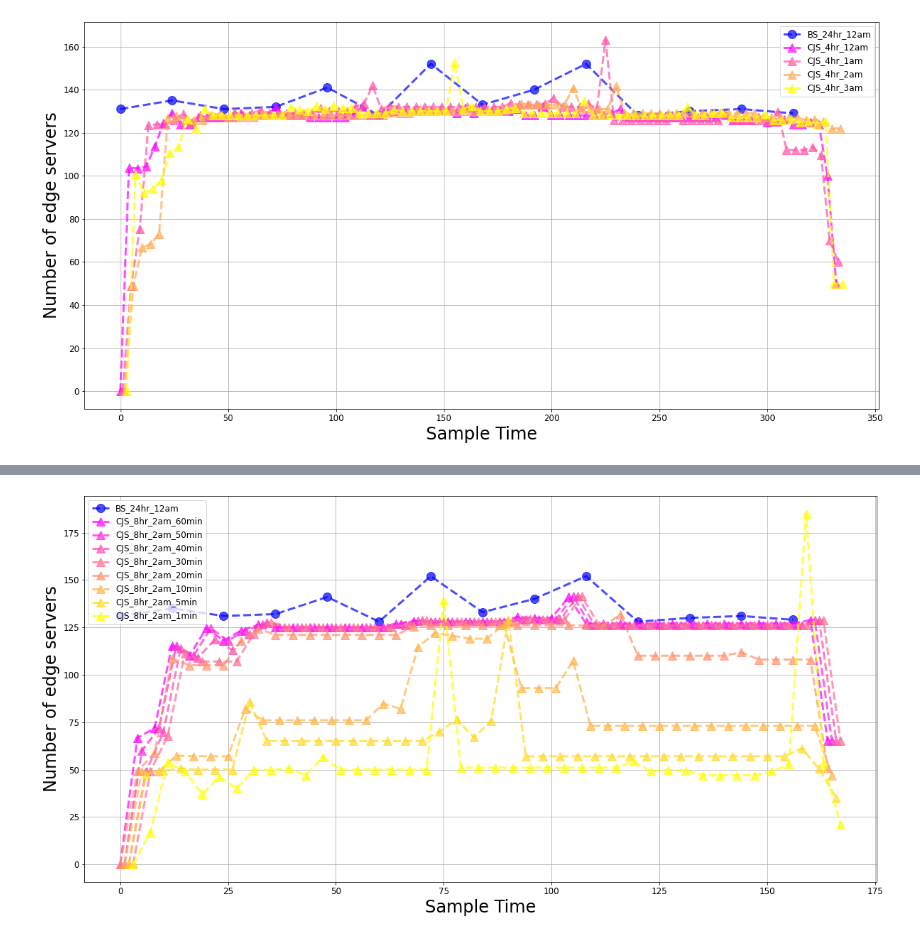
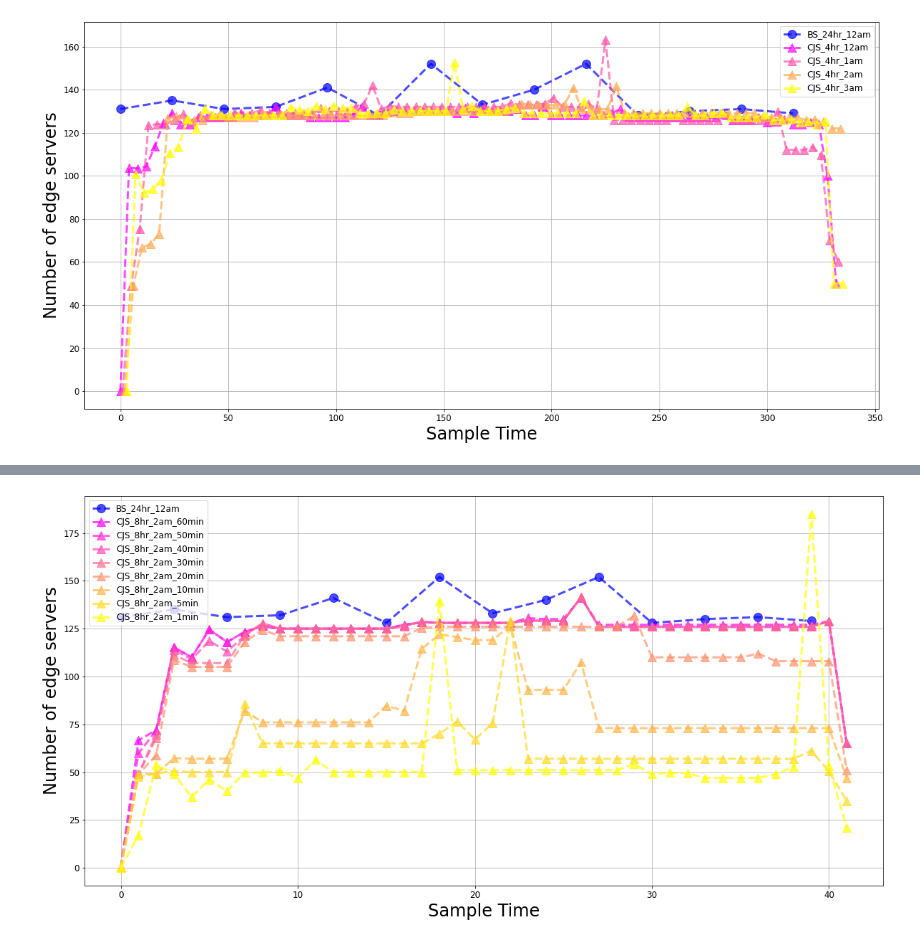
Before and after one commit to jill880829/CJS-Server-Size-Estimation, a Jupyter notebook: CJS-us.ipynb, the cells around one changed output, grey strips where cells are left out. Cells and saved outputs as stored; diff of their text form; code cells hidden in the pictures.

```diff
--- a/CJS-us.ipynb
+++ b/CJS-us.ipynb
@@ -3230,35 +3228,33 @@ plt.show()
 # %%
 #CJS 8hr 2am
 fig, ax = plt.subplots(figsize=(20, 10))
-x_axis = [12*d for d in range(14)]
-x_axis1 = [4*d for d in range(14*3)]
-x_axis2 = [4*d+1 for d in range(14*3)]
-x_axis3 = [4*d+2 for d in range(14*3)]
-x_axis4 = [4*d+3 for d in range(14*3)]
+x_axis = [3*d for d in range(14)]
+x_axis1 = [d for d in range(14*3)]
+
 color_idx = np.linspace(0, 1, 8)
 ax.set_xlabel('Sample Time', fontsize=24)
 ax.set_ylabel('Number of edge servers', fontsize=24)
 
 plt.plot(x_axis, BS_24hr_12am, "o--", markersize=12, linewidth=3, color=plt.cm.winter(color_idx[0]), label='BS_24hr_12am', alpha=0.7)
 
 plt.plot(x_axis1, estimate_N_8hr_2am_60min, "^--", markersize=12, linewidth=3, color=plt.cm.spring(color_idx[0]), label='CJS_8hr_2am_60min', alpha=0.7)
-plt.plot(x_axis2, estimate_N_8hr_2am_50min, "^--", markersize=12, linewidth=3, color=plt.cm.spring(color_idx[1]), label='CJS_8hr_2am_50min', alpha=0.7)
-plt.plot(x_axis3, estimate_N_8hr_2am_40min, "^--", markersize=12, linewidth=3, color=plt.cm.spring(color_idx[2]), label='CJS_8hr_2am_40min', alpha=0.7)
-plt.plot(x_axis4, estimate_N_8hr_2am_30min, "^--", markersize=12, linewidth=3, color=plt.cm.spring(color_idx[3]), label='CJS_8hr_2am_30min', alpha=0.7)
+plt.plot(x_axis1, estimate_N_8hr_2am_50min, "^--", markersize=12, linewidth=3, color=plt.cm.spring(color_idx[1]), label='CJS_8hr_2am_50min', alpha=0.7)
+plt.plot(x_axis1, estimate_N_8hr_2am_40min, "^--", markersize=12, linewidth=3, color=plt.cm.spring(color_idx[2]), label='CJS_8hr_2am_40min', alpha=0.7)
+plt.plot(x_axis1, estimate_N_8hr_2am_30min, "^--", markersize=12, linewidth=3, color=plt.cm.spring(color_idx[3]), label='CJS_8hr_2am_30min', alpha=0.7)
 plt.plot(x_axis1, estimate_N_8hr_2am_20min, "^--", markersize=12, linewidth=3, color=plt.cm.spring(color_idx[4]), label='CJS_8hr_2am_20min', alpha=0.7)
-plt.plot(x_axis2, estimate_N_8hr_2am_10min, "^--", markersize=12, linewidth=3, color=plt.cm.spring(color_idx[5]), label='CJS_8hr_2am_10min', alpha=0.7)
-plt.plot(x_axis3, estimate_N_8hr_2am_5min, "^--", markersize=12, linewidth=3, color=plt.cm.spring(color_idx[6]), label='CJS_8hr_2am_5min', alpha=0.7)
-plt.plot(x_axis4, estimate_N_8hr_2am_1min, "^--", markersize=12, linewidth=3, color=plt.cm.spring(color_idx[7]), label='CJS_8hr_2am_1min', alpha=0.7)
+plt.plot(x_axis1, estimate_N_8hr_2am_10min, "^--", markersize=12, linewidth=3, color=plt.cm.spring(color_idx[5]), label='CJS_8hr_2am_10min', alpha=0.7)
+plt.plot(x_axis1, estimate_N_8hr_2am_5min, "^--", markersize=12, linewidth=3, color=plt.cm.spring(color_idx[6]), label='CJS_8hr_2am_5min', alpha=0.7)
+plt.plot(x_axis1, estimate_N_8hr_2am_1min, "^--", markersize=12, linewidth=3, color=plt.cm.spring(color_idx[7]), label='CJS_8hr_2am_1min', alpha=0.7)
 
 ax.grid()
 leg = ax.legend(fontsize=12)
 # leg.set_title('Sampling Duration',prop={'size':20})
 
 ax.tick_params(axis='both', which='major', labelsize=12)
 
 plt.show()
 # %% [output]
-[figure, old version]
+[figure, new version]
 # %%
 #CJS 8hr 4am
 fig, ax = plt.subplots(figsize=(20, 10))
```
Also changed, not shown: parts of 8 cells of this notebook.
